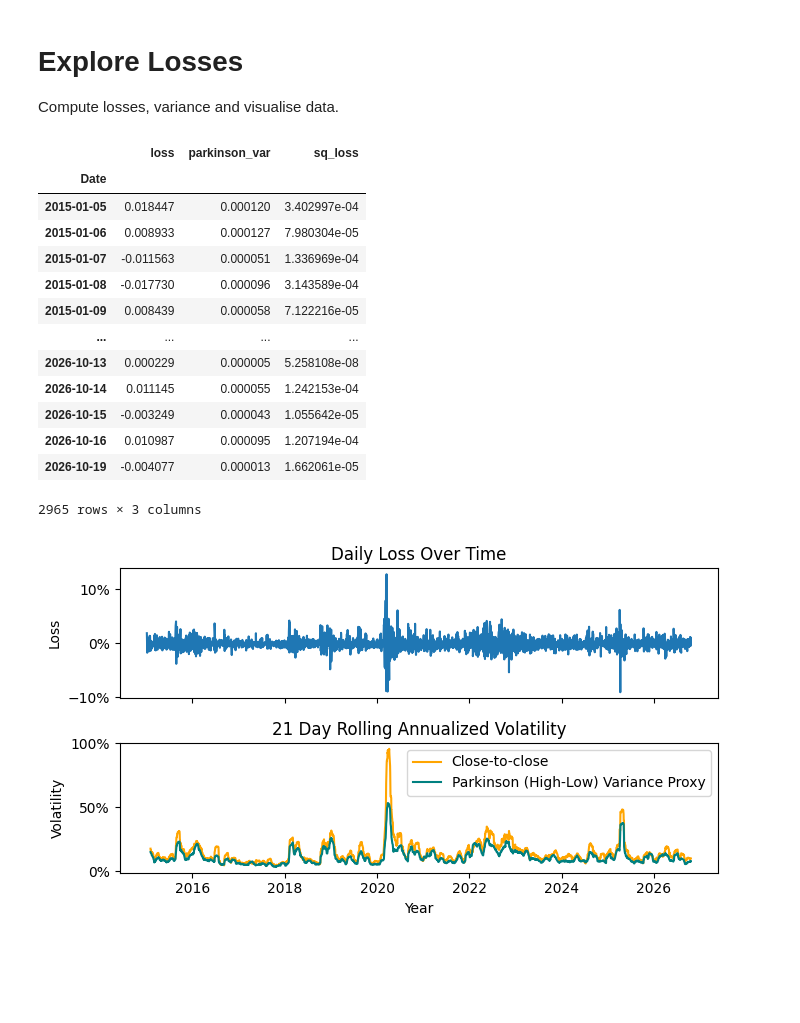
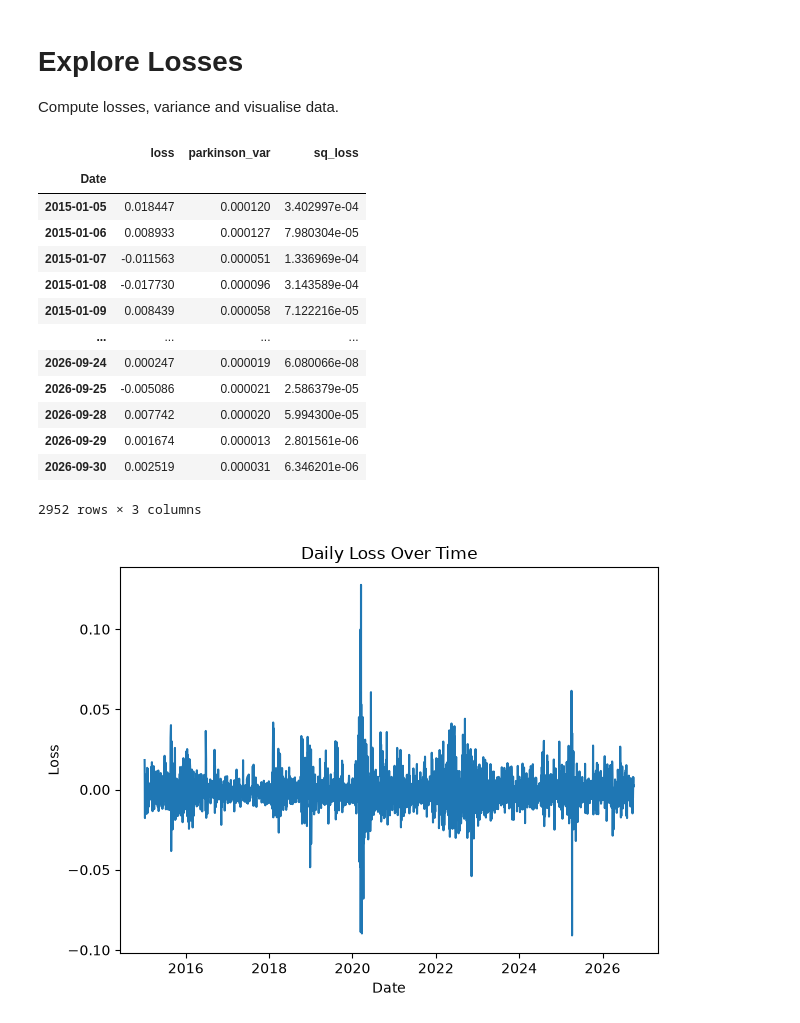
Before and after one commit to robertmatei42/tail-risk-forecasting, a Jupyter notebook: notebooks/01_explore_losses.ipynb, the cells around one changed output. Saved outputs shown, nothing was run; the diff lists cells and outputs as text; code cells hidden in the pictures; blank space fills up the shorter version.

Commit message:
Remove leftover Parkinson Variance calculation

```diff
--- a/notebooks/01_explore_losses.ipynb
+++ b/notebooks/01_explore_losses.ipynb
@@ -15,6 +14,6 @@ from matplotlib.ticker import PercentFormatter
 from src.data import clean_download, compute_losses, parkinson_variance, check_prices
 # %%
-prices = clean_download(ticker='^GSPC', start='2015-01-01', end = '2026-10-01"')
+prices = clean_download(ticker='^GSPC', start='2015-01-01', end = '2026-10-01')
 check_prices(prices)
 loss = compute_losses(prices)
 parkinson_variances = parkinson_variance(prices)
@@ -31,29 +30,20 @@ df
 | 2015-01-08 | -0.017730 | 0.000096 | 3.143589e-04 |
 | 2015-01-09 | 0.008439 | 0.000058 | 7.122216e-05 |
 | ... | ... | ... | ... |
-| 2026-10-13 | 0.000229 | 0.000005 | 5.258108e-08 |
-| 2026-10-14 | 0.011145 | 0.000055 | 1.242153e-04 |
-| 2026-10-15 | -0.003249 | 0.000043 | 1.055642e-05 |
-| 2026-10-16 | 0.010987 | 0.000095 | 1.207194e-04 |
-| 2026-10-19 | -0.004077 | 0.000013 | 1.662061e-05 |
+| 2026-09-24 | 0.000247 | 0.000019 | 6.080066e-08 |
+| 2026-09-25 | -0.005086 | 0.000021 | 2.586379e-05 |
+| 2026-09-28 | 0.007742 | 0.000020 | 5.994300e-05 |
+| 2026-09-29 | 0.001674 | 0.000013 | 2.801561e-06 |
+| 2026-09-30 | 0.002519 | 0.000031 | 6.346201e-06 |
-2965 rows × 3 columns
+2952 rows × 3 columns
 # %%
-fig, axes = plt.subplots(2, 1, figsize = (7, 4), sharex=True)
-axes[0].plot(df['loss'])
-axes[0].set_title('Daily Loss Over Time')
-axes[0].set_ylabel(r"Loss")
-axes[0].yaxis.set_major_formatter(PercentFormatter(1.0, decimals=0))
-
-axes[1].plot(np.sqrt(252 * df["sq_loss"].rolling(21).mean()), color = 'Orange', label = "Close-to-close")
-axes[1].plot(np.sqrt(252 * df['parkinson_var'].rolling(21).mean()), color = 'Teal', label = 'Parkinson (High-Low) Variance Proxy')
-axes[1].set_title('21 Day Rolling Annualized Volatility')
-axes[1].set_xlabel("Year")
-axes[1].set_ylabel("Volatility")
-axes[1].legend()
-axes[1].yaxis.set_major_formatter(PercentFormatter(1.0, decimals=0))
-
-fig.tight_layout()
-fig.savefig(ROOT / "results" / "losses_and_vol.png", dpi=150, bbox_inches="tight")
+plt.figure()
+plt.plot(df['loss'])
+plt.title('Daily Loss Over Time')
+plt.ylabel(r"Loss")
+plt.xlabel(r"Date")
+plt.tight_layout()
+plt.savefig(ROOT / "results" / "losses.png", dpi=150, bbox_inches="tight")
 plt.show()
 # %% [output]
-[figure, old version]
+[figure, new version]
```
Also changed, not shown: parts of 1 cell of this notebook, 3 other files.
